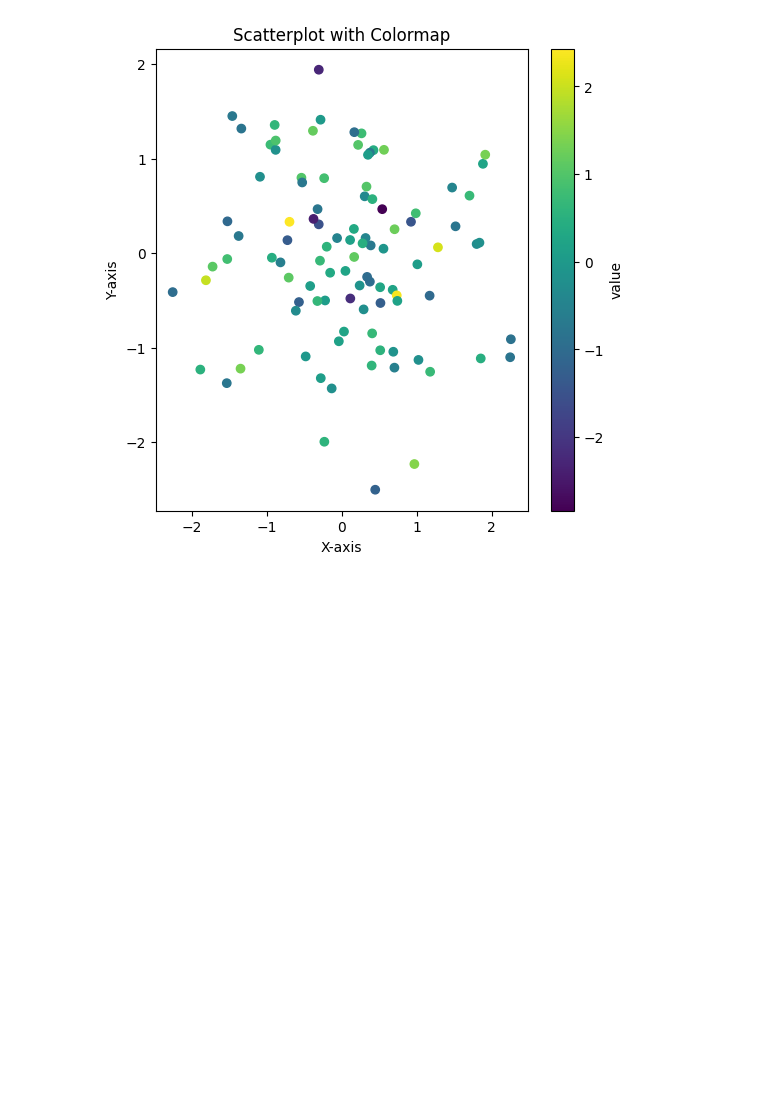
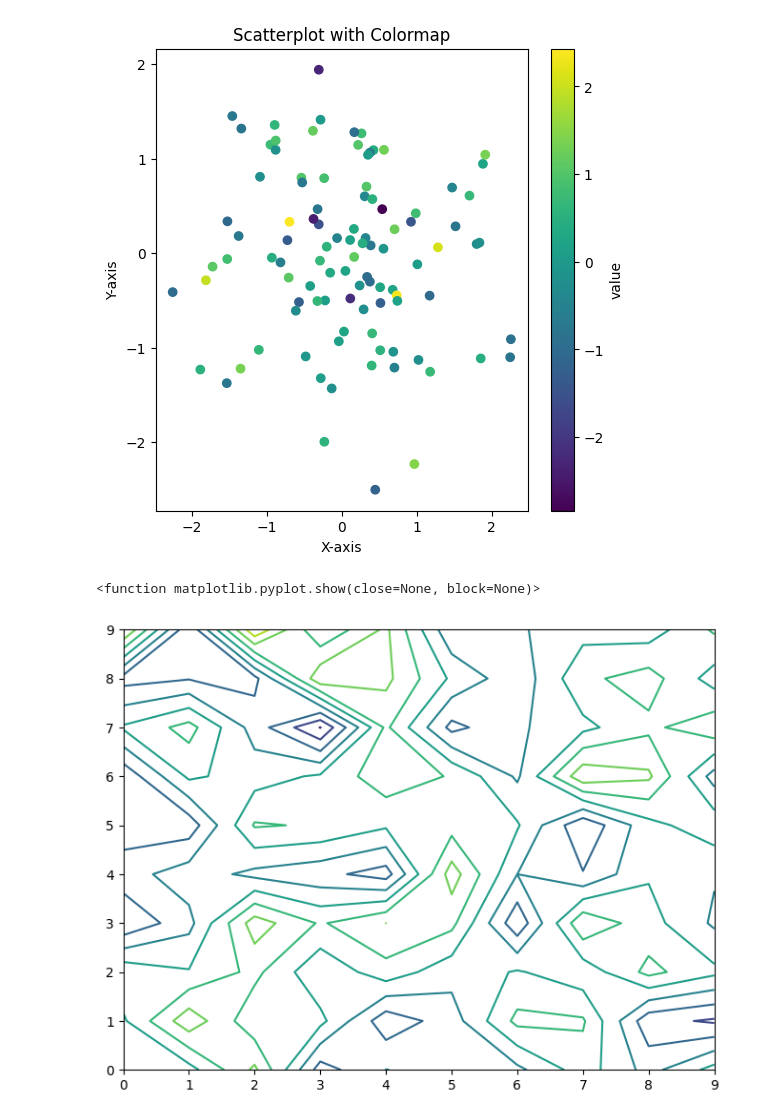
Before and after one commit to charan0026/data-handling, a Jupyter notebook: Untitled7.ipynb, the cells around one changed output. Cells and saved outputs as stored; diff of their text form; code cells hidden in the pictures; blank space fills up the shorter version.

```diff
--- a/Untitled7.ipynb
+++ b/Untitled7.ipynb
@@ -20,3 +20,15 @@ plt.colorbar(label="value")
 plt.show()
 # %% [output]
 [figure]
+# %%
+import pandas as pd
+import numpy as np
+import matplotlib.pyplot as plt
+
+data = pd.DataFrame(np.random.randn(10,10))
+plt.figure(figsize=(8,6))
+plt.contour(data.values)
+plt.show
+# %% [output]
+<function matplotlib.pyplot.show(close=None, block=None)>
+[figure, added]
```
